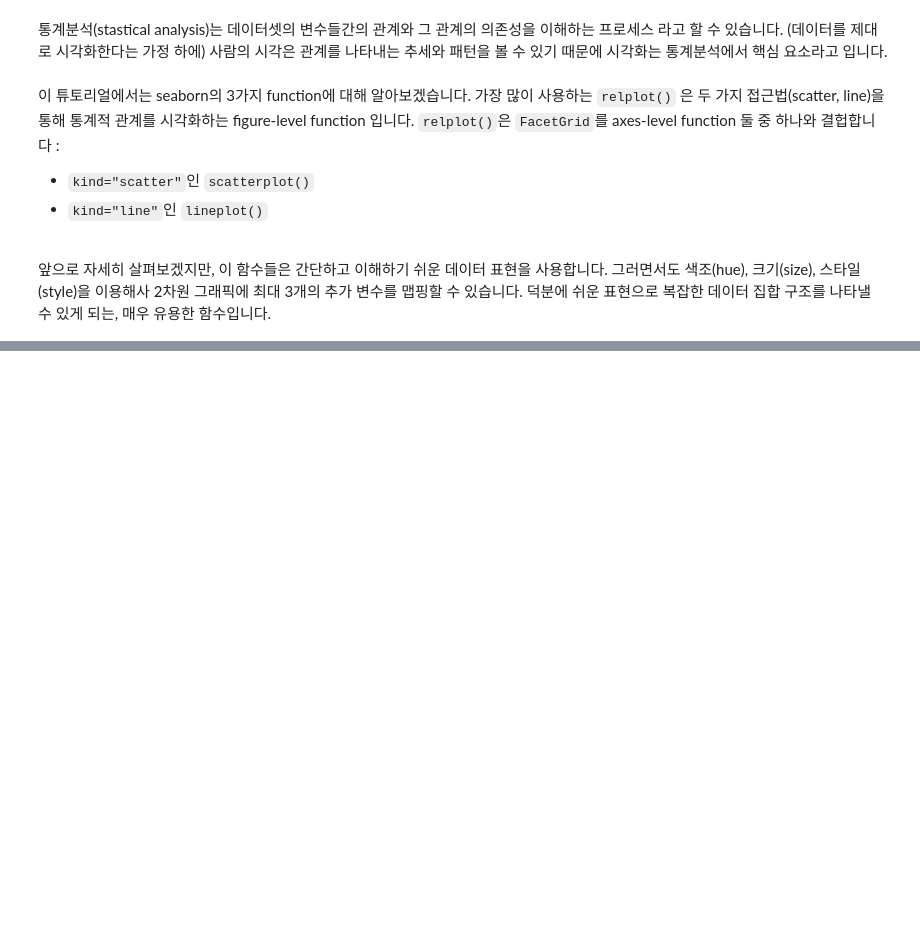
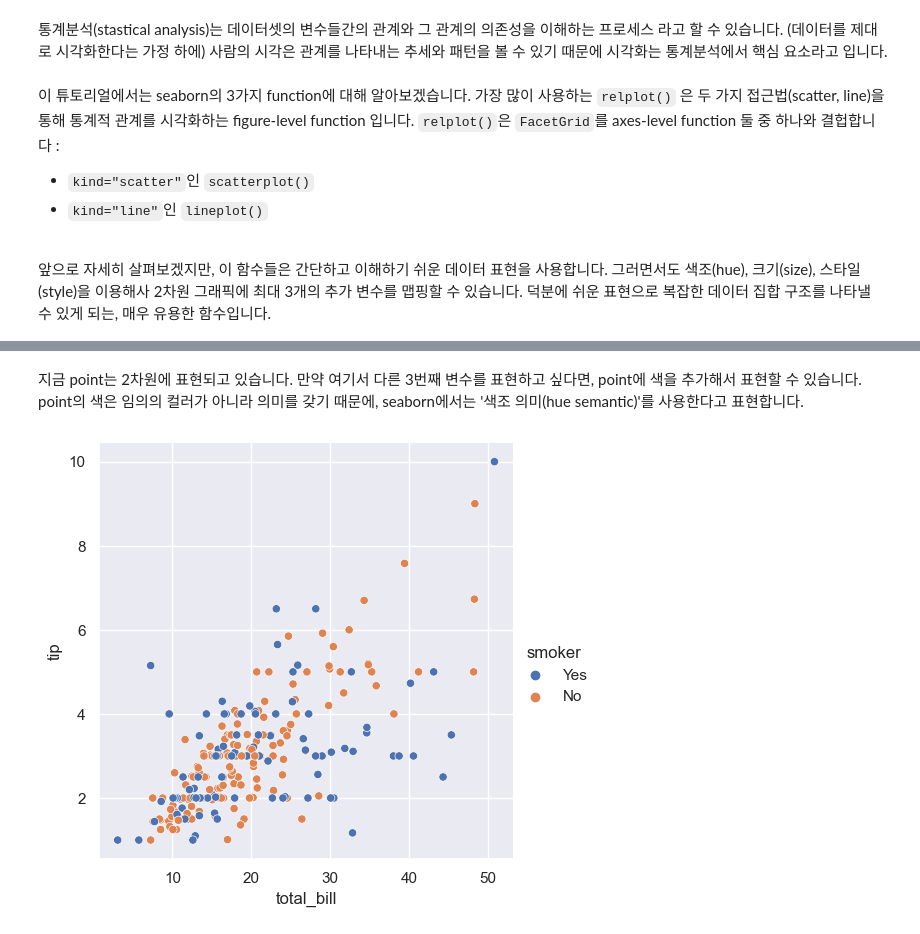
Before and after one commit to kjmn1105/Seaborn-Tuorial, a Jupyter notebook: 6_Plotting functions (1).ipynb, the cells around one changed output, grey strips where cells are left out. Cells and saved outputs as stored; diff of their text form; code cells hidden in the pictures; blank space fills up the shorter version.

```diff
--- a/6_Plotting functions (1).ipynb
+++ b/6_Plotting functions (1).ipynb
@@ -28,0 +41,7 @@ Relating variables with scatter plots
+# %% [markdown]
+지금 point는 2차원에 표현되고 있습니다. 만약 여기서 다른 3번째 변수를 표현하고 싶다면, point에 색을 추가해서 표현할 수 있습니다.
+point의 색은 임의의 컬러가 아니라 의미를 갖기 때문에, seaborn에서는 '색조 의미(hue semantic)'를 사용한다고 표현합니다.
+# %%
+sns.relplot(data=tips, x='total_bill', y='tip', hue='smoker');
+# %% [output]
+[figure, added]
```
Also changed, not shown: parts of 20 cells of this notebook.
